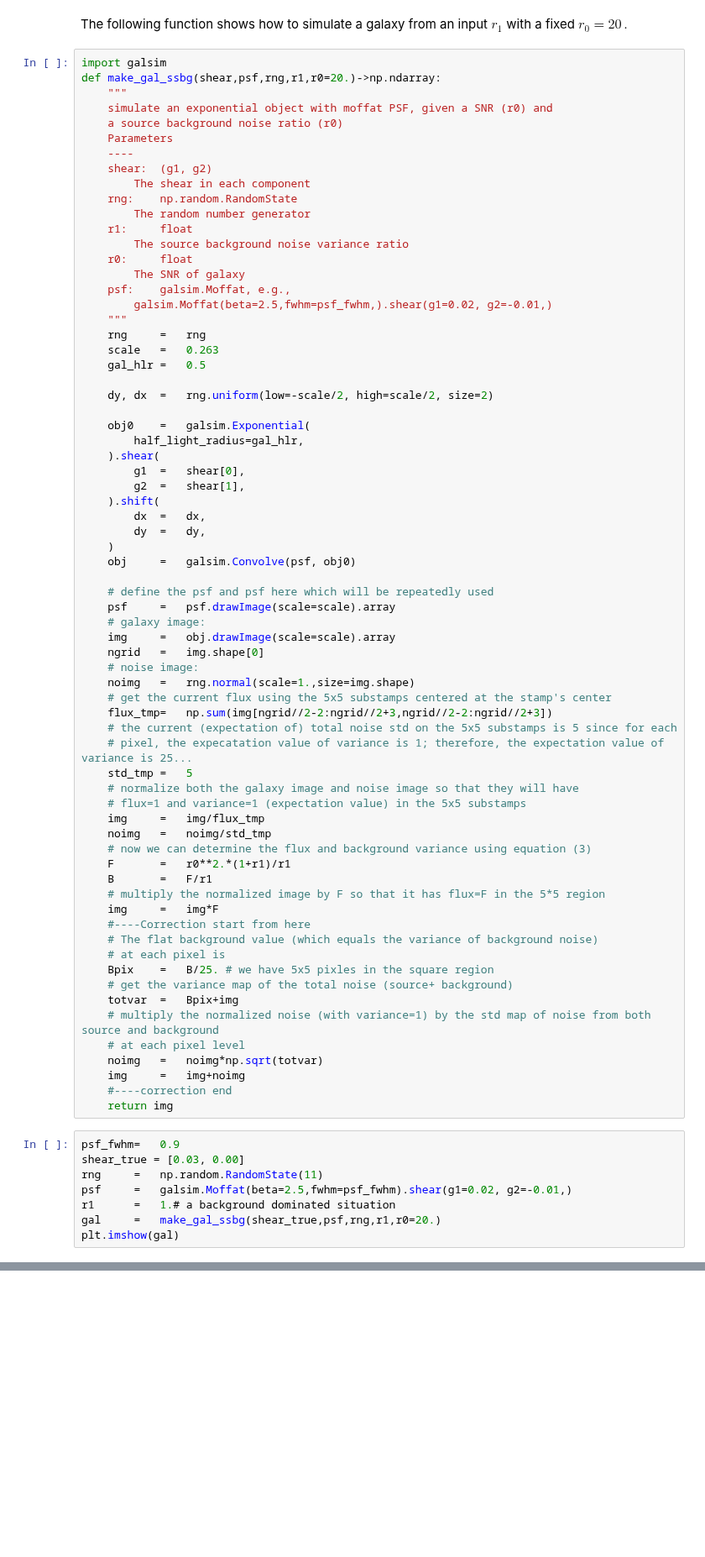
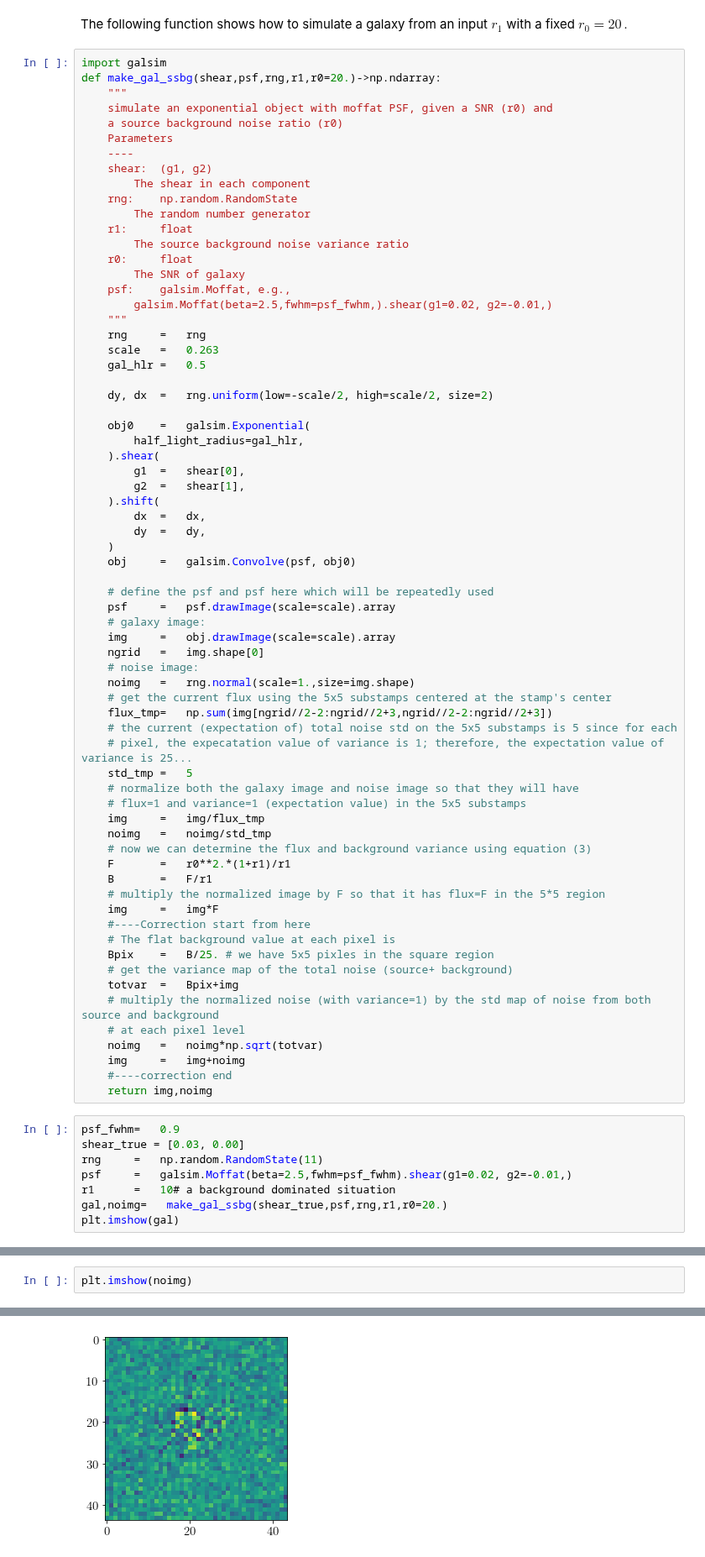
Before and after one commit to norrisbach/Metacal, a Jupyter notebook: background_and_source_noise_correct.ipynb, the cells around one changed output, grey strips where cells are left out. Shown at 84% size. Cells and saved outputs as stored; diff of their text form; blank space fills up the shorter version.

```diff
--- a/background_and_source_noise_correct.ipynb
+++ b/background_and_source_noise_correct.ipynb
@@ -103,8 +103,7 @@ def make_gal_ssbg(shear,psf,rng,r1,r0=20.)->np.ndarray:
     # multiply the normalized image by F so that it has flux=F in the 5*5 region
     img     =   img*F
     #----Correction start from here
-    # The flat background value (which equals the variance of background noise)
-    # at each pixel is
+    # The flat background value at each pixel is
     Bpix    =   B/25. # we have 5x5 pixles in the square region
     # get the variance map of the total noise (source+ background)
     totvar  =   Bpix+img
@@ -113,15 +112,18 @@ def make_gal_ssbg(shear,psf,rng,r1,r0=20.)->np.ndarray:
     noimg   =   noimg*np.sqrt(totvar)
     img     =   img+noimg
     #----correction end
-    return img
+    return img,noimg
 # %%
 psf_fwhm=   0.9
 shear_true = [0.03, 0.00]
 rng     =   np.random.RandomState(11)
 psf     =   galsim.Moffat(beta=2.5,fwhm=psf_fwhm).shear(g1=0.02, g2=-0.01,)
-r1      =   1.# a background dominated situation
-gal     =   make_gal_ssbg(shear_true,psf,rng,r1,r0=20.)
+r1      =   10# a background dominated situation
+gal,noimg=   make_gal_ssbg(shear_true,psf,rng,r1,r0=20.)
 plt.imshow(gal)
 # %% [output]
 <matplotlib.image.AxesImage at 0x...>
 [figure]
+# %%
+plt.imshow(noimg)
+# %% [output]
@@ -127,0 +131 @@ plt.imshow(gal)
+[figure, added]
```
Also changed, not shown: parts of 1 cell of this notebook, 1 other file.
